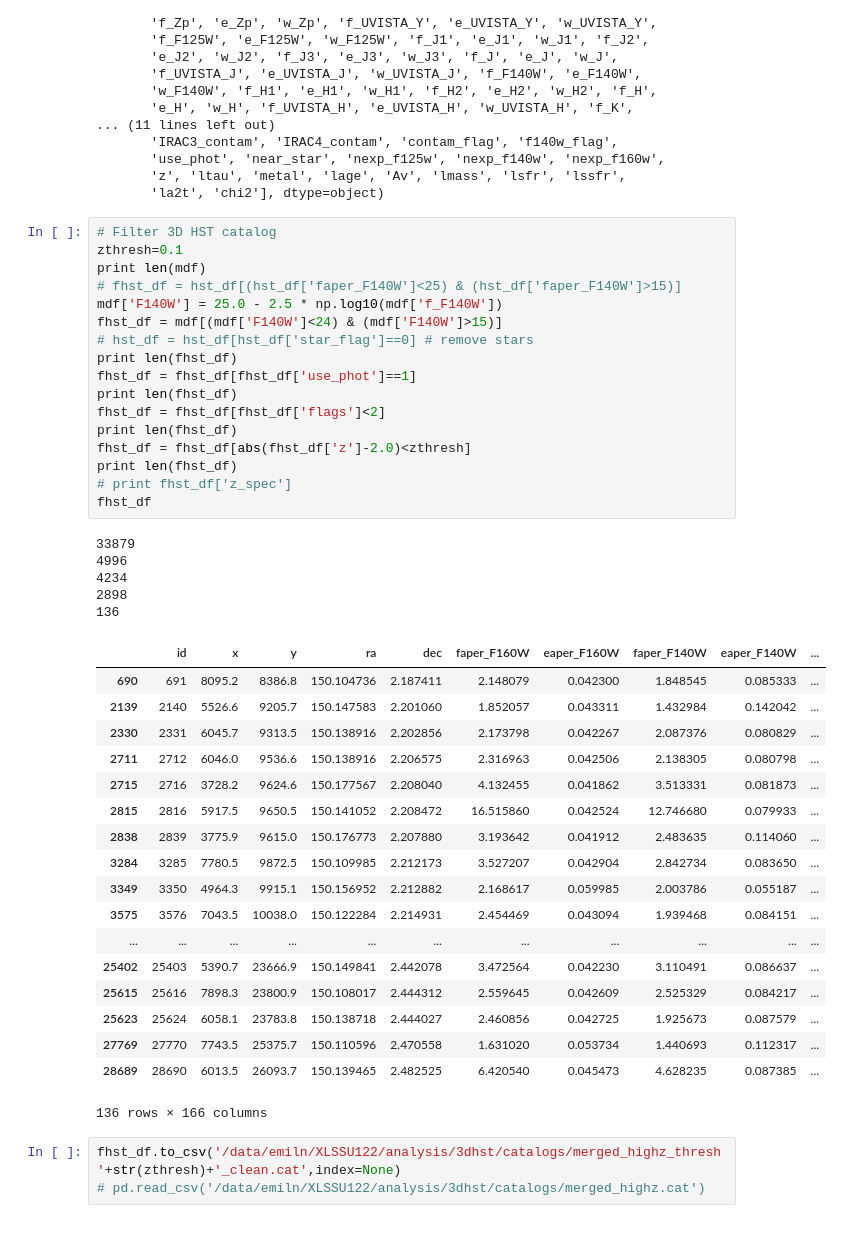
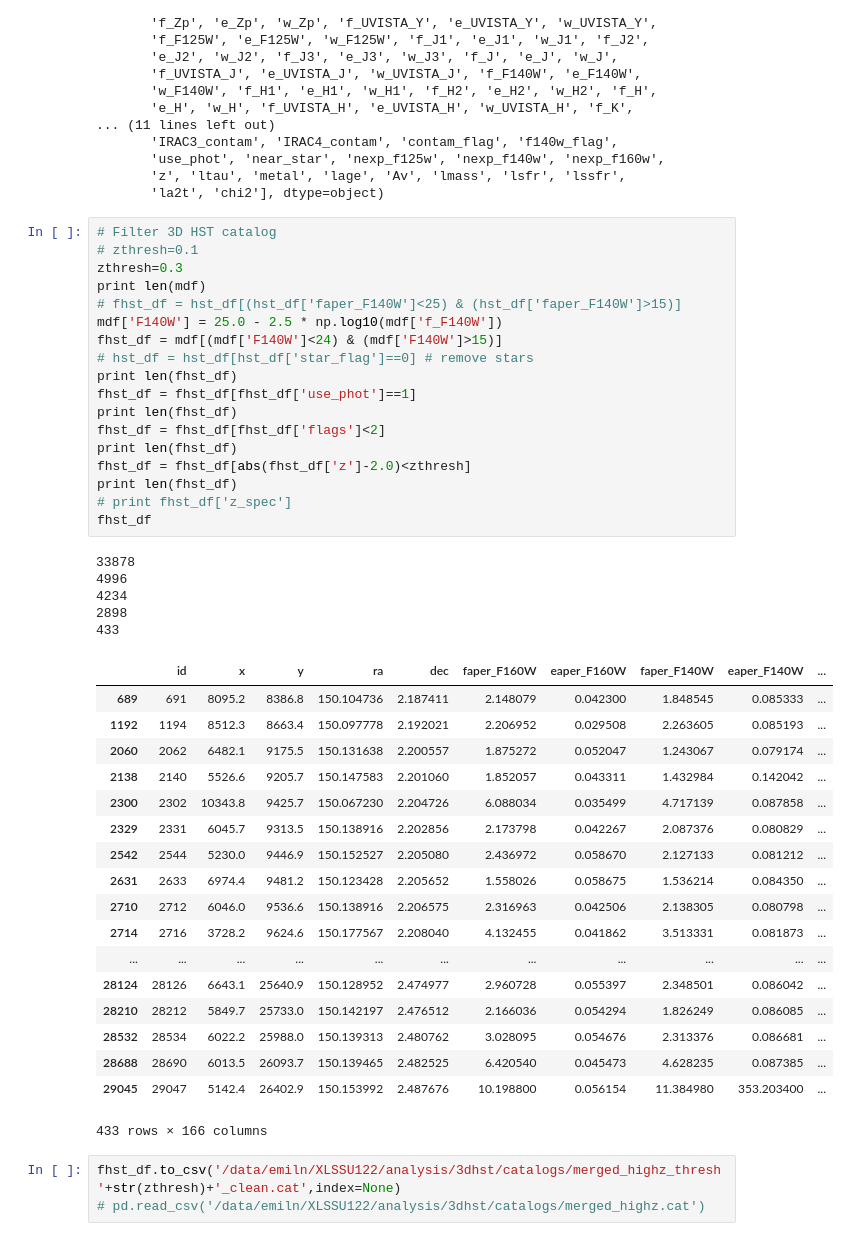
Before and after one commit to enoordeh/GalaxyPops, a Jupyter notebook: Analysis/3DHST/3DHST_DATA_PREP.ipynb, the cells around one changed output. Cells and saved outputs as stored; diff of their text form.

```diff
--- a/Analysis/3DHST/3DHST_DATA_PREP.ipynb
+++ b/Analysis/3DHST/3DHST_DATA_PREP.ipynb
@@ -128,45 +125,46 @@ array(['id', 'x', 'y', 'ra', 'dec', 'faper_F160W', 'eaper_F160W',
        'la2t', 'chi2'], dtype=object)
 # %%
 # Filter 3D HST catalog
-zthresh=0.1
+# zthresh=0.1
+zthresh=0.3
 print len(mdf)
 # fhst_df = hst_df[(hst_df['faper_F140W']<25) & (hst_df['faper_F140W']>15)]
 mdf['F140W'] = 25.0 - 2.5 * np.log10(mdf['f_F140W'])
 fhst_df = mdf[(mdf['F140W']<24) & (mdf['F140W']>15)]
 # hst_df = hst_df[hst_df['star_flag']==0] # remove stars
 print len(fhst_df)
 fhst_df = fhst_df[fhst_df['use_phot']==1]
 print len(fhst_df)
 fhst_df = fhst_df[fhst_df['flags']<2]
 print len(fhst_df)
 fhst_df = fhst_df[abs(fhst_df['z']-2.0)<zthresh]
 print len(fhst_df)
 # print fhst_df['z_spec']
 fhst_df
 # %% [output]
-33879
+33878
 4996
 4234
 2898
-136
+433
 |  | id | x | y | ra | dec | faper_F160W | eaper_F160W | faper_F140W | eaper_F140W | ... |
-| 690 | 691 | 8095.2 | 8386.8 | 150.104736 | 2.187411 | 2.148079 | 0.042300 | 1.848545 | 0.085333 | ... |
-| 2139 | 2140 | 5526.6 | 9205.7 | 150.147583 | 2.201060 | 1.852057 | 0.043311 | 1.432984 | 0.142042 | ... |
-| 2330 | 2331 | 6045.7 | 9313.5 | 150.138916 | 2.202856 | 2.173798 | 0.042267 | 2.087376 | 0.080829 | ... |
-| 2711 | 2712 | 6046.0 | 9536.6 | 150.138916 | 2.206575 | 2.316963 | 0.042506 | 2.138305 | 0.080798 | ... |
-| 2715 | 2716 | 3728.2 | 9624.6 | 150.177567 | 2.208040 | 4.132455 | 0.041862 | 3.513331 | 0.081873 | ... |
-| 2815 | 2816 | 5917.5 | 9650.5 | 150.141052 | 2.208472 | 16.515860 | 0.042524 | 12.746680 | 0.079933 | ... |
-| 2838 | 2839 | 3775.9 | 9615.0 | 150.176773 | 2.207880 | 3.193642 | 0.041912 | 2.483635 | 0.114060 | ... |
-| 3284 | 3285 | 7780.5 | 9872.5 | 150.109985 | 2.212173 | 3.527207 | 0.042904 | 2.842734 | 0.083650 | ... |
-| 3349 | 3350 | 4964.3 | 9915.1 | 150.156952 | 2.212882 | 2.168617 | 0.059985 | 2.003786 | 0.055187 | ... |
-| 3575 | 3576 | 7043.5 | 10038.0 | 150.122284 | 2.214931 | 2.454469 | 0.043094 | 1.939468 | 0.084151 | ... |
+| 689 | 691 | 8095.2 | 8386.8 | 150.104736 | 2.187411 | 2.148079 | 0.042300 | 1.848545 | 0.085333 | ... |
+| 1192 | 1194 | 8512.3 | 8663.4 | 150.097778 | 2.192021 | 2.206952 | 0.029508 | 2.263605 | 0.085193 | ... |
+| 2060 | 2062 | 6482.1 | 9175.5 | 150.131638 | 2.200557 | 1.875272 | 0.052047 | 1.243067 | 0.079174 | ... |
+| 2138 | 2140 | 5526.6 | 9205.7 | 150.147583 | 2.201060 | 1.852057 | 0.043311 | 1.432984 | 0.142042 | ... |
+| 2300 | 2302 | 10343.8 | 9425.7 | 150.067230 | 2.204726 | 6.088034 | 0.035499 | 4.717139 | 0.087858 | ... |
+| 2329 | 2331 | 6045.7 | 9313.5 | 150.138916 | 2.202856 | 2.173798 | 0.042267 | 2.087376 | 0.080829 | ... |
+| 2542 | 2544 | 5230.0 | 9446.9 | 150.152527 | 2.205080 | 2.436972 | 0.058670 | 2.127133 | 0.081212 | ... |
+| 2631 | 2633 | 6974.4 | 9481.2 | 150.123428 | 2.205652 | 1.558026 | 0.058675 | 1.536214 | 0.084350 | ... |
+| 2710 | 2712 | 6046.0 | 9536.6 | 150.138916 | 2.206575 | 2.316963 | 0.042506 | 2.138305 | 0.080798 | ... |
+| 2714 | 2716 | 3728.2 | 9624.6 | 150.177567 | 2.208040 | 4.132455 | 0.041862 | 3.513331 | 0.081873 | ... |
 | ... | ... | ... | ... | ... | ... | ... | ... | ... | ... | ... |
-| 25402 | 25403 | 5390.7 | 23666.9 | 150.149841 | 2.442078 | 3.472564 | 0.042230 | 3.110491 | 0.086637 | ... |
-| 25615 | 25616 | 7898.3 | 23800.9 | 150.108017 | 2.444312 | 2.559645 | 0.042609 | 2.525329 | 0.084217 | ... |
-| 25623 | 25624 | 6058.1 | 23783.8 | 150.138718 | 2.444027 | 2.460856 | 0.042725 | 1.925673 | 0.087579 | ... |
-| 27769 | 27770 | 7743.5 | 25375.7 | 150.110596 | 2.470558 | 1.631020 | 0.053734 | 1.440693 | 0.112317 | ... |
-| 28689 | 28690 | 6013.5 | 26093.7 | 150.139465 | 2.482525 | 6.420540 | 0.045473 | 4.628235 | 0.087385 | ... |
+| 28124 | 28126 | 6643.1 | 25640.9 | 150.128952 | 2.474977 | 2.960728 | 0.055397 | 2.348501 | 0.086042 | ... |
+| 28210 | 28212 | 5849.7 | 25733.0 | 150.142197 | 2.476512 | 2.166036 | 0.054294 | 1.826249 | 0.086085 | ... |
+| 28532 | 28534 | 6022.2 | 25988.0 | 150.139313 | 2.480762 | 3.028095 | 0.054676 | 2.313376 | 0.086681 | ... |
+| 28688 | 28690 | 6013.5 | 26093.7 | 150.139465 | 2.482525 | 6.420540 | 0.045473 | 4.628235 | 0.087385 | ... |
+| 29045 | 29047 | 5142.4 | 26402.9 | 150.153992 | 2.487676 | 10.198800 | 0.056154 | 11.384980 | 353.203400 | ... |
-136 rows × 166 columns
+433 rows × 166 columns
 # %%
 fhst_df.to_csv('/data/emiln/XLSSU122/analysis/3dhst/catalogs/merged_highz_thresh'+str(zthresh)+'_clean.cat',index=None)
 # pd.read_csv('/data/emiln/XLSSU122/analysis/3dhst/catalogs/merged_highz.cat')
```
Also changed, not shown: parts of 7 cells of this notebook, 3 other files.
